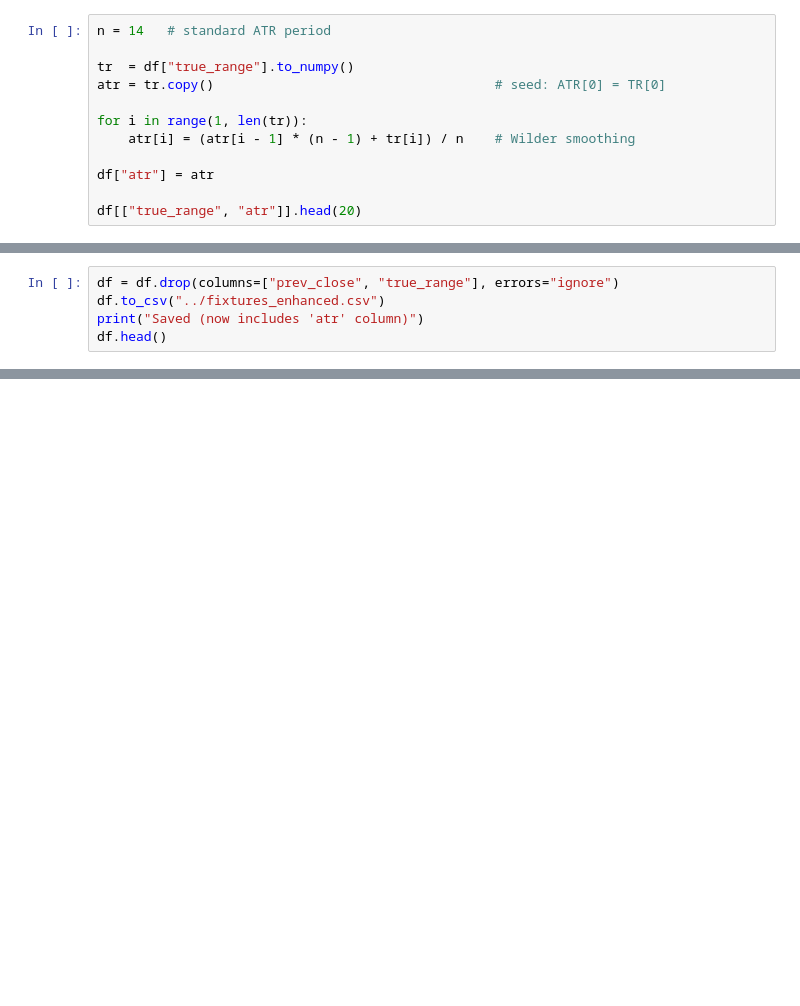
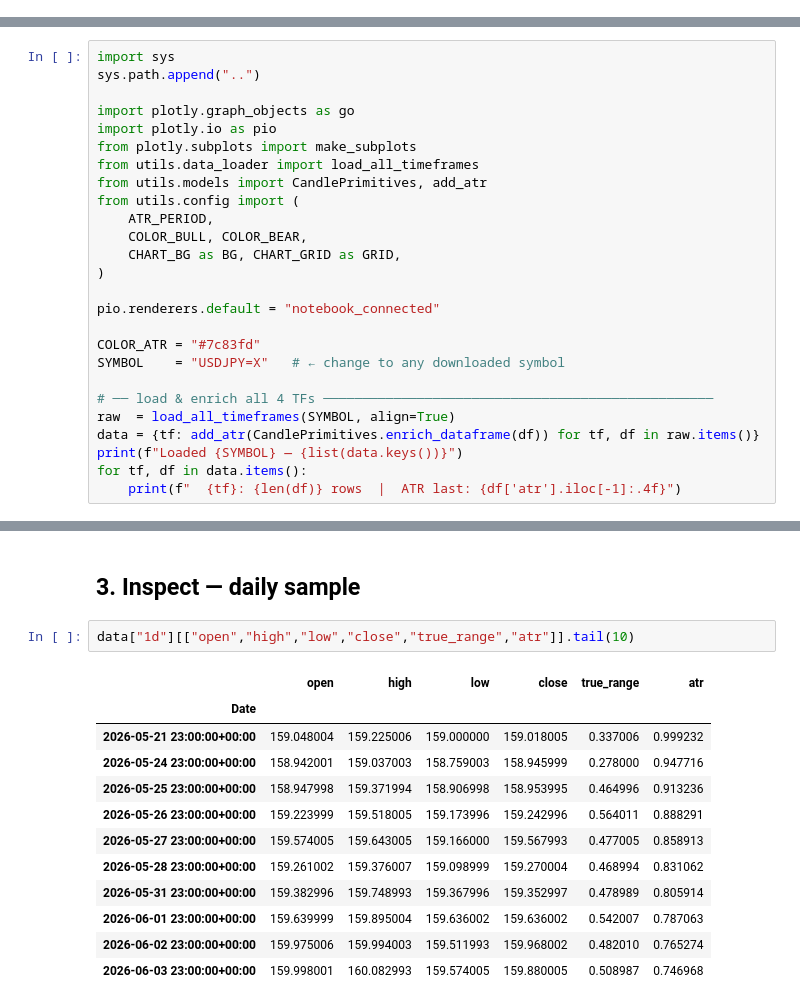
Before and after one commit to anabil-muthmercapital/S-D-learning, a Jupyter notebook: notebooks/03_atr.ipynb, the cells around one changed output, grey strips where cells are left out. Drawn from its saved outputs; the diff is of its cells as text; blank space fills up the shorter version.

```diff
--- a/notebooks/03_atr.ipynb
+++ b/notebooks/03_atr.ipynb
@@ -128,12 +39,0 @@ We compute this with an explicit loop. Vectorized version exists but the loop ma
-# %%
-n = 14   # standard ATR period
-
-tr  = df["true_range"].to_numpy()
-atr = tr.copy()                                    # seed: ATR[0] = TR[0]
-
-for i in range(1, len(tr)):
-    atr[i] = (atr[i - 1] * (n - 1) + tr[i]) / n    # Wilder smoothing
-
-df["atr"] = atr
-
-df[["true_range", "atr"]].head(20)
@@ -162,5 +39,0 @@ Drop the intermediate `prev_close` and `true_range` columns — they served thei
-# %%
-df = df.drop(columns=["prev_close", "true_range"], errors="ignore")
-df.to_csv("../fixtures_enhanced.csv")
-print("Saved (now includes 'atr' column)")
-df.head()
@@ -175,0 +42,26 @@ Saved (now includes 'atr' column)
+# %%
+import sys
+sys.path.append("..")
+
+import plotly.graph_objects as go
+import plotly.io as pio
+from plotly.subplots import make_subplots
+from utils.data_loader import load_all_timeframes
+from utils.models import CandlePrimitives, add_atr
+from utils.config import (
+    ATR_PERIOD,
+    COLOR_BULL, COLOR_BEAR,
+    CHART_BG as BG, CHART_GRID as GRID,
+)
+
+pio.renderers.default = "notebook_connected"
+
+COLOR_ATR = "#7c83fd"
+SYMBOL    = "USDJPY=X"   # ← change to any downloaded symbol
+
+# ── load & enrich all 4 TFs ──────────────────────────────────────────────────
+raw  = load_all_timeframes(SYMBOL, align=True)
+data = {tf: add_atr(CandlePrimitives.enrich_dataframe(df)) for tf, df in raw.items()}
+print(f"Loaded {SYMBOL} — {list(data.keys())}")
+for tf, df in data.items():
+    print(f"  {tf}: {len(df)} rows  |  ATR last: {df['atr'].iloc[-1]:.4f}")
@@ -176 +93,18 @@ Saved (now includes 'atr' column)
+# %% [markdown]
+## 3. Inspect — daily sample
+# %%
+data["1d"][["open","high","low","close","true_range","atr"]].tail(10)
+# %% [output]
+|  | open | high | low | close | true_range | atr |
+| Date |  |  |  |  |  |  |
+| 2026-05-21 23:00:00+00:00 | 159.048004 | 159.225006 | 159.000000 | 159.018005 | 0.337006 | 0.999232 |
+| 2026-05-24 23:00:00+00:00 | 158.942001 | 159.037003 | 158.759003 | 158.945999 | 0.278000 | 0.947716 |
+| 2026-05-25 23:00:00+00:00 | 158.947998 | 159.371994 | 158.906998 | 158.953995 | 0.464996 | 0.913236 |
+| 2026-05-26 23:00:00+00:00 | 159.223999 | 159.518005 | 159.173996 | 159.242996 | 0.564011 | 0.888291 |
+| 2026-05-27 23:00:00+00:00 | 159.574005 | 159.643005 | 159.166000 | 159.567993 | 0.477005 | 0.858913 |
+| 2026-05-28 23:00:00+00:00 | 159.261002 | 159.376007 | 159.098999 | 159.270004 | 0.468994 | 0.831062 |
+| 2026-05-31 23:00:00+00:00 | 159.382996 | 159.748993 | 159.367996 | 159.352997 | 0.478989 | 0.805914 |
+| 2026-06-01 23:00:00+00:00 | 159.639999 | 159.895004 | 159.636002 | 159.636002 | 0.542007 | 0.787063 |
+| 2026-06-02 23:00:00+00:00 | 159.975006 | 159.994003 | 159.511993 | 159.968002 | 0.482010 | 0.765274 |
+| 2026-06-03 23:00:00+00:00 | 159.998001 | 160.082993 | 159.574005 | 159.880005 | 0.508987 | 0.746968 |
 # %% [markdown]
```
Also changed, not shown: parts of 18 cells of this notebook, 23 other files.
